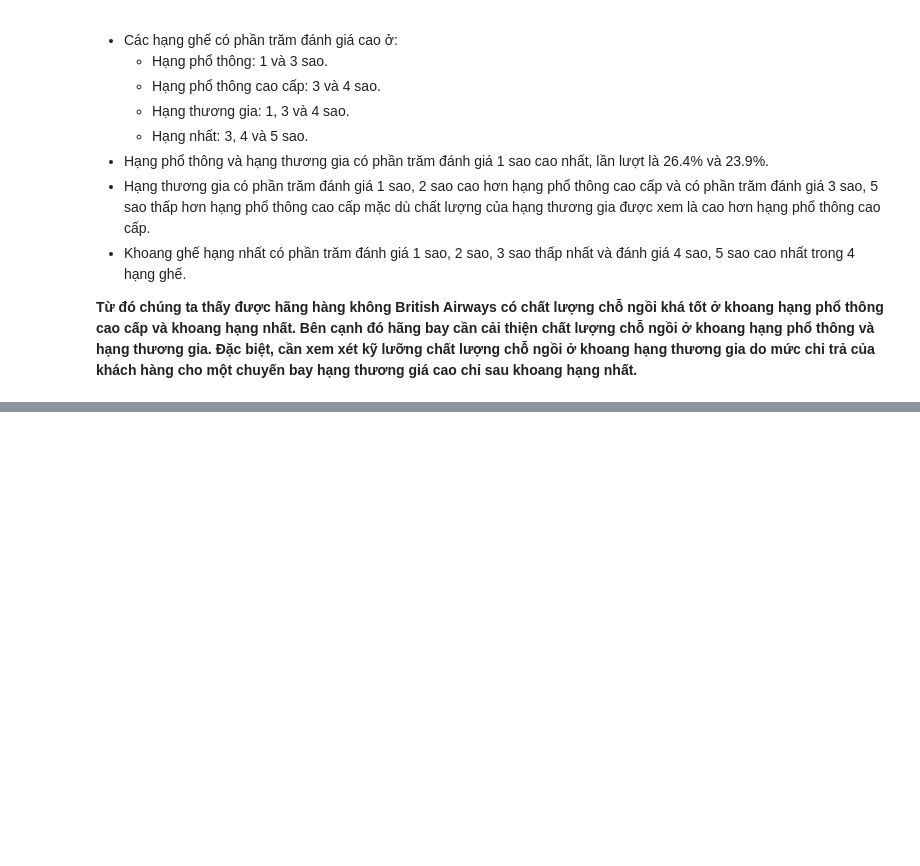
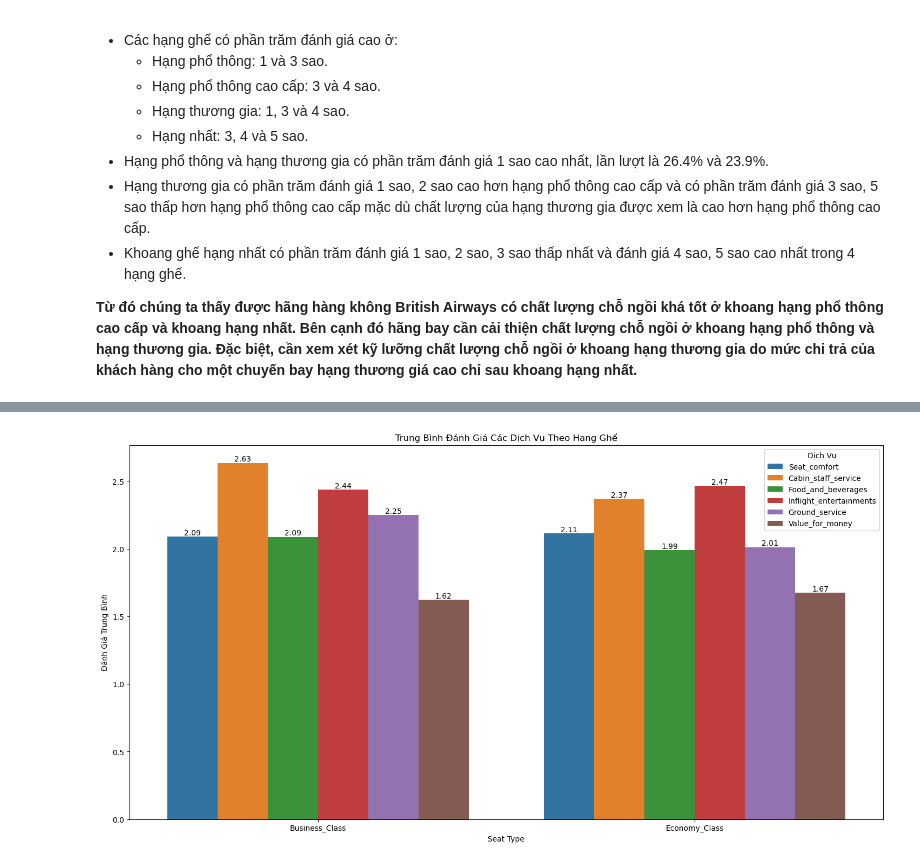
Before and after one commit to NgHuyen137/Intro2DS_Project, a Jupyter notebook: notebooks/3.0-eda.ipynb, the cells around one changed output, grey strips where cells are left out. Drawn from its saved outputs; the diff is of its cells as text; code cells hidden in the pictures; blank space fills up the shorter version.

```diff
--- a/notebooks/3.0-eda.ipynb
+++ b/notebooks/3.0-eda.ipynb
@@ -141,0 +167,21 @@ plt.title('Percentage of ratings of different seat types');
+# %%
+# Lấy ra các cột numeric (do làm việc trên rating)
+numeric_columns = cleaned_df.select_dtypes(include='number')
+
+# Phân loại dữ liệu cho Business class và Economy class
+business_class_df = cleaned_df[(cleaned_df['Seat_type'] == 'Business Class') & (cleaned_df['Recommended']=='no')][numeric_columns.columns]
+economy_class_df = cleaned_df[(cleaned_df['Seat_type'] == 'Economy Class') & (cleaned_df['Recommended']=='no')][numeric_columns.columns]
+
+# Tính trung bình đánh giá của các dịch vụ cho từng loại hạng ghế
+business_class_avg_ratings = business_class_df[['Seat_comfort', 'Cabin_staff_service', 'Food_and_beverages', 'Inflight_entertainments', 'Ground_service', 'Value_for_money']].mean()
+economy_class_avg_ratings = economy_class_df[['Seat_comfort', 'Cabin_staff_service', 'Food_and_beverages', 'Inflight_entertainments', 'Ground_service', 'Value_for_money']].mean()
+
+# Tạo DataFrame để hiển thị kết quả
+ratings_df = pd.DataFrame({
+    'Service': ['Seat_comfort', 'Cabin_staff_service', 'Food_and_beverages', 'Inflight_entertainments', 'Ground_service', 'Value_for_money'],
+    'Business_Class': business_class_avg_ratings.values,
+    'Economy_Class': economy_class_avg_ratings.values
+})
+
+# Hiển thị kết quả
+print(ratings_df)
@@ -141,0 +196,23 @@ plt.title('Percentage of ratings of different seat types');
+# %%
+
+# Reshape DataFrame để phù hợp với biểu đồ
+ratings_df_melted = pd.melt(ratings_df, id_vars='Service', var_name='Seat_Type', value_name='Average_Rating')
+
+# Tạo biểu đồ barplot
+plt.figure(figsize=(18, 9))
+sns.barplot(x='Seat_Type', y='Average_Rating', hue='Service', data=ratings_df_melted)
+
+# Hiển thị số liệu trực tiếp trên đỉnh mỗi cột
+for p in plt.gca().patches:
+    height = p.get_height()
+    if height > 0:
+        plt.text(p.get_x() + p.get_width() / 2., height, f'{height:.2f}', ha='center', va='bottom', fontsize=10)
+
+plt.title('Trung Bình Đánh Giá Các Dịch Vụ Theo Hạng Ghế')
+plt.ylabel('Đánh Giá Trung Bình')
+plt.xlabel('Seat Type')
+plt.xticks(rotation=0)  # Đặt góc xoay của nhãn trục x
+plt.legend(title='Dịch Vụ')
+plt.show()
+# %% [output]
+[figure, added]
```
Also changed, not shown: parts of 6 cells of this notebook.
